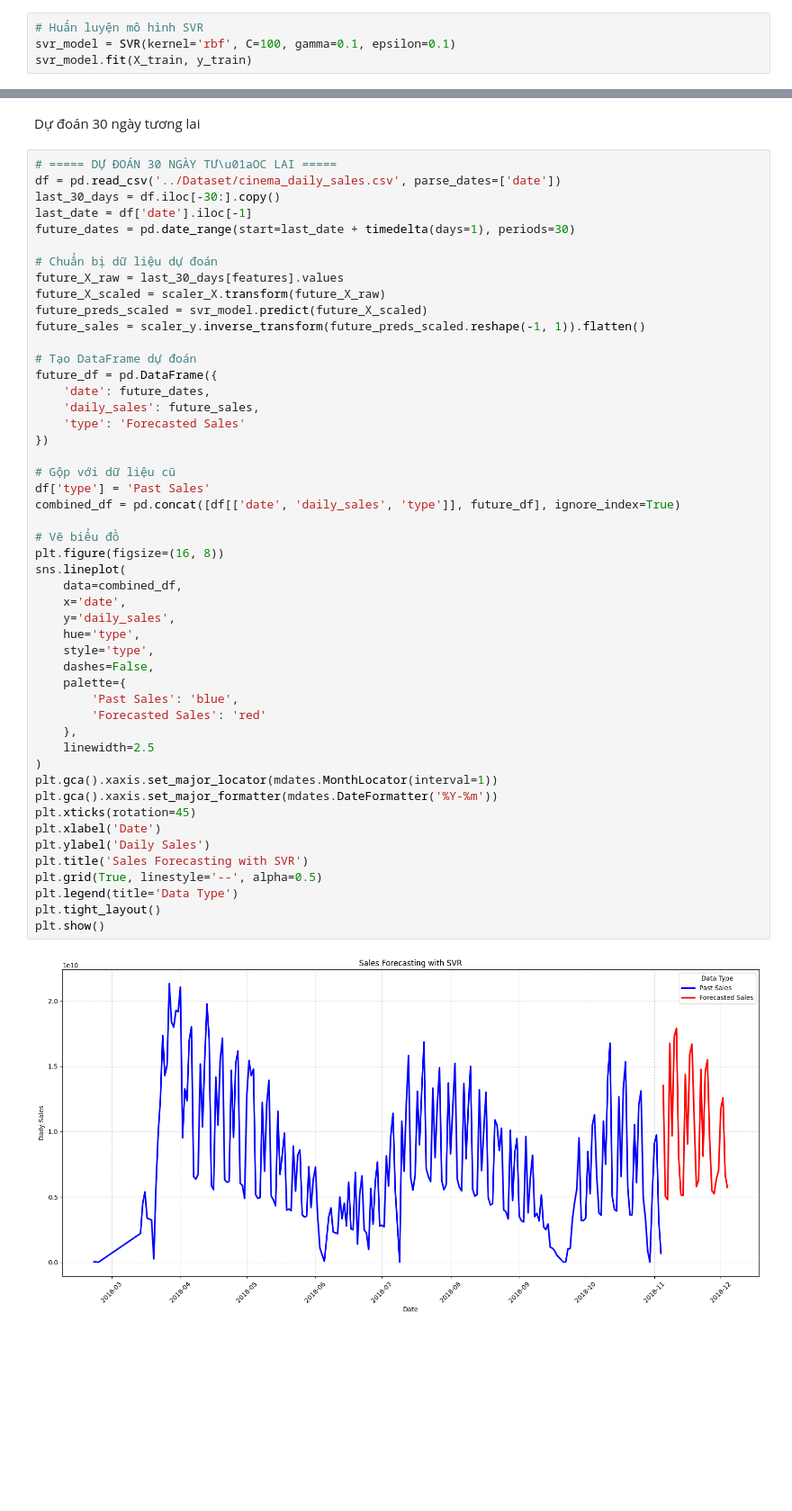
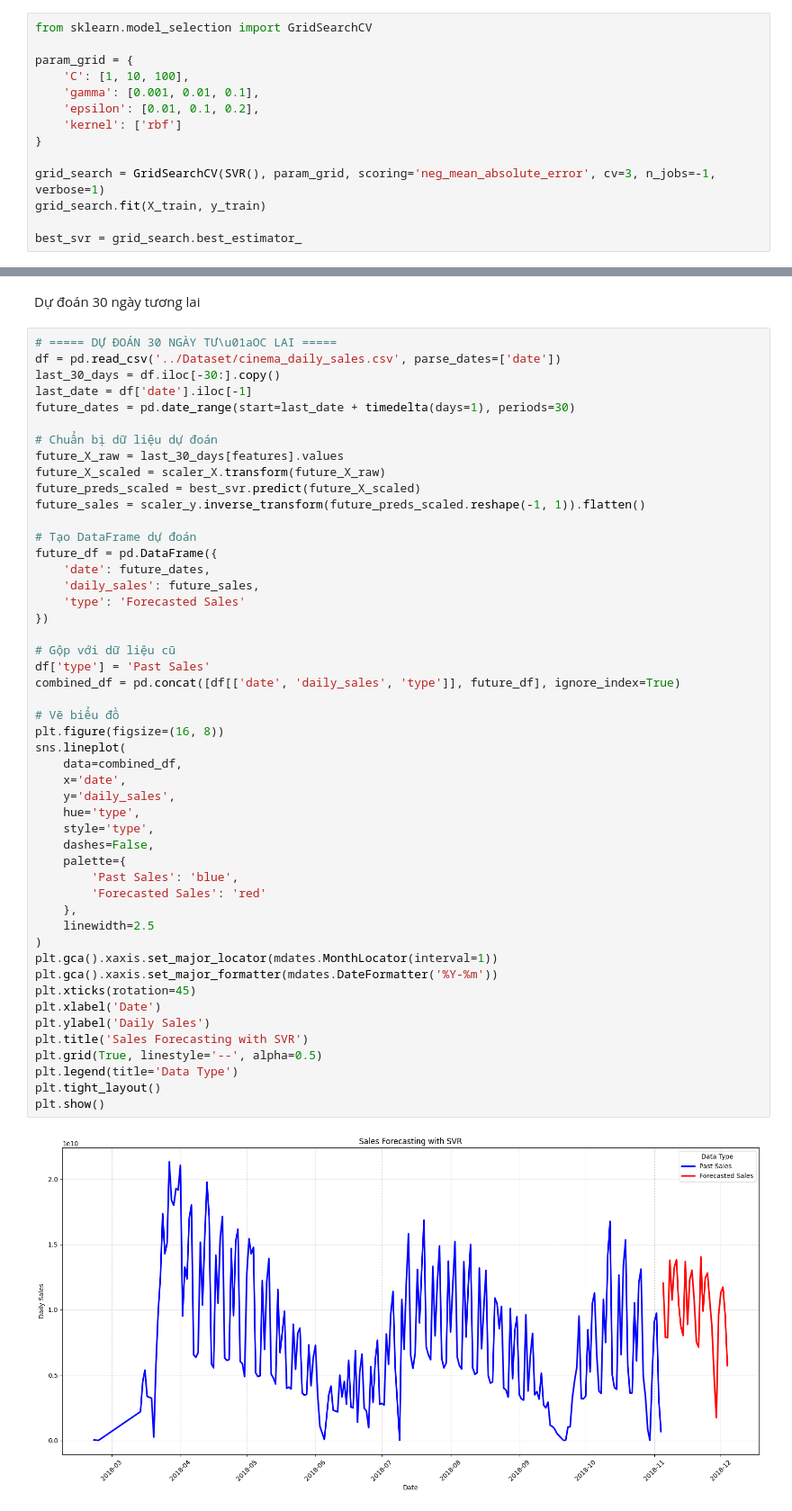
Before and after one commit to KieuOanhUIT/IS403.P23.OnlineSalesData, a Jupyter notebook: Model/SVR.ipynb, the cells around one changed output, grey strips where cells are left out. Shown: that part at 90% size. Cells and saved outputs as stored; diff of their text form; blank space fills up the shorter version.

```diff
--- a/Model/SVR.ipynb
+++ b/Model/SVR.ipynb
@@ -43,7 +43,17 @@ y_test = scaler_y.transform(y_test.reshape(-1, 1)).flatten()
 # %% [markdown]
 Huấn luyện mô hình
 # %%
-# Huấn luyện mô hình SVR
-svr_model = SVR(kernel='rbf', C=100, gamma=0.1, epsilon=0.1)
-svr_model.fit(X_train, y_train)
+from sklearn.model_selection import GridSearchCV
+
+param_grid = {
+    'C': [1, 10, 100],
+    'gamma': [0.001, 0.01, 0.1],
+    'epsilon': [0.01, 0.1, 0.2],
+    'kernel': ['rbf']
+}
+
+grid_search = GridSearchCV(SVR(), param_grid, scoring='neg_mean_absolute_error', cv=3, n_jobs=-1, verbose=1)
+grid_search.fit(X_train, y_train)
+
+best_svr = grid_search.best_estimator_
 # %% [output]
@@ -112,7 +122,7 @@ future_dates = pd.date_range(start=last_date + timedelta(days=1), periods=30)
 # Chuẩn bị dữ liệu dự đoán
 future_X_raw = last_30_days[features].values
 future_X_scaled = scaler_X.transform(future_X_raw)
-future_preds_scaled = svr_model.predict(future_X_scaled)
+future_preds_scaled = best_svr.predict(future_X_scaled)
 future_sales = scaler_y.inverse_transform(future_preds_scaled.reshape(-1, 1)).flatten()
 
 # Tạo DataFrame dự đoán
@@ -125,31 +135,31 @@ future_df = pd.DataFrame({
 # Gộp với dữ liệu cũ
 df['type'] = 'Past Sales'
 combined_df = pd.concat([df[['date', 'daily_sales', 'type']], future_df], ignore_index=True)
 
 # Vẽ biểu đồ
 plt.figure(figsize=(16, 8))
 sns.lineplot(
     data=combined_df,
     x='date',
     y='daily_sales',
     hue='type',
     style='type',
     dashes=False,
     palette={
         'Past Sales': 'blue',
         'Forecasted Sales': 'red'
     },
     linewidth=2.5
 )
 plt.gca().xaxis.set_major_locator(mdates.MonthLocator(interval=1))
 plt.gca().xaxis.set_major_formatter(mdates.DateFormatter('%Y-%m'))
 plt.xticks(rotation=45)
 plt.xlabel('Date')
 plt.ylabel('Daily Sales')
 plt.title('Sales Forecasting with SVR')
 plt.grid(True, linestyle='--', alpha=0.5)
 plt.legend(title='Data Type')
 plt.tight_layout()
 plt.show()
 # %% [output]
-[figure, old version]
+[figure, new version]
```
Also changed, not shown: parts of 2 cells of this notebook, 1 other file.
